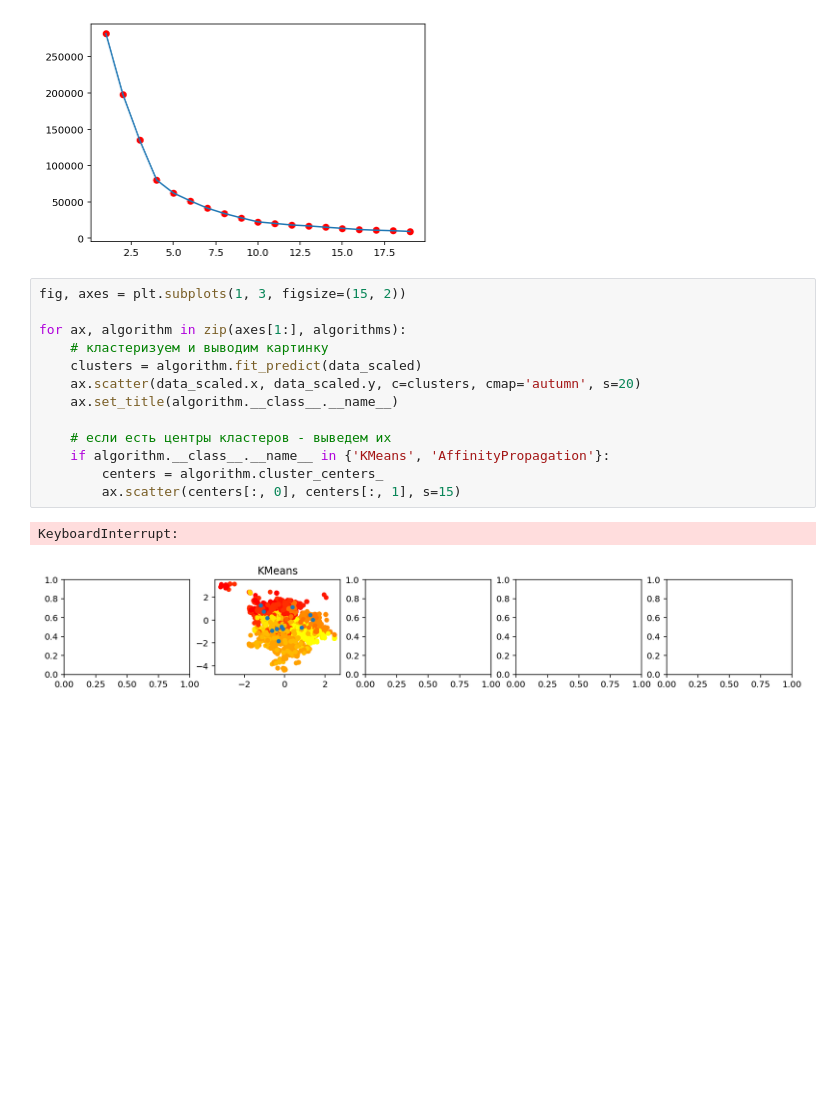
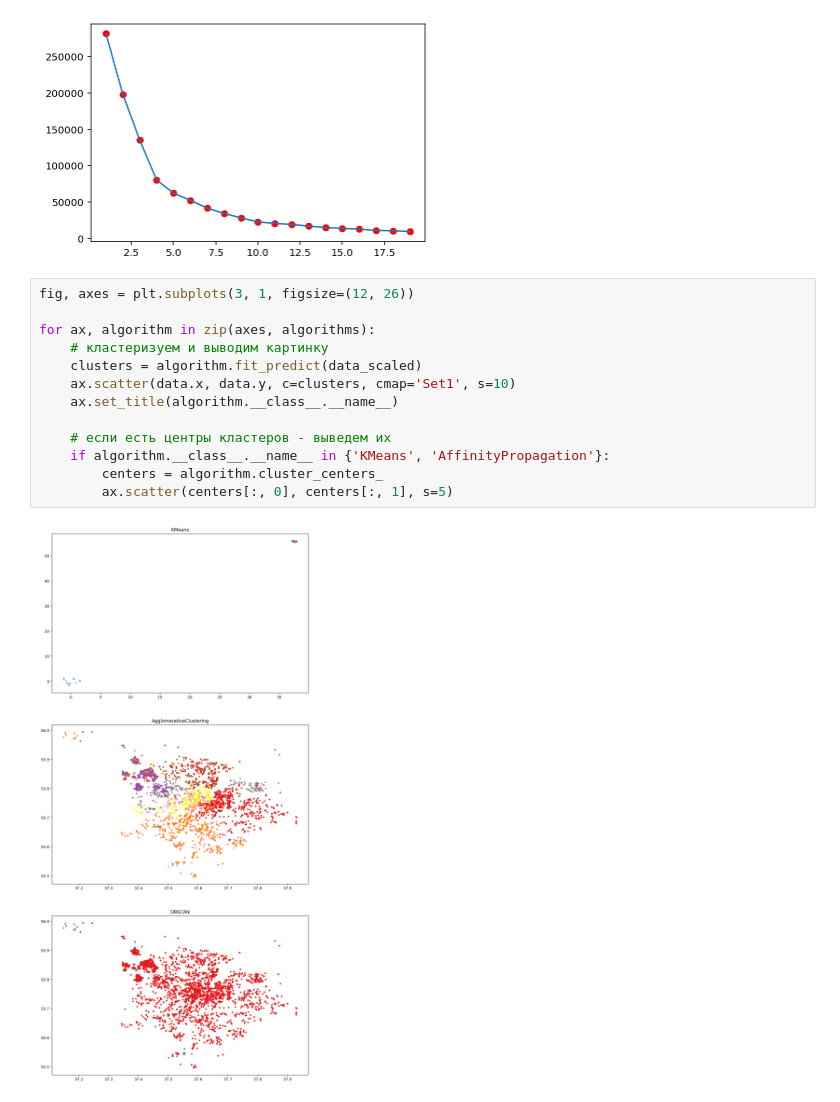
Before and after one commit to gsbelarus/python, a Jupyter notebook: Dz6/Dz6.ipynb, the cells around one changed output. Drawn from its saved outputs; the diff is of its cells as text; blank space fills up the shorter version.

```diff
--- a/Dz6/Dz6.ipynb
+++ b/Dz6/Dz6.ipynb
@@ -54,18 +54,17 @@ plt.plot(ks, k_inertia);
 # %% [output]
 [figure]
 # %%
-fig, axes = plt.subplots(1, 3, figsize=(15, 2))
+fig, axes = plt.subplots(3, 1, figsize=(12, 26))
 
-for ax, algorithm in zip(axes[1:], algorithms):
+for ax, algorithm in zip(axes, algorithms):
     # кластеризуем и выводим картинку
     clusters = algorithm.fit_predict(data_scaled)
-    ax.scatter(data_scaled.x, data_scaled.y, c=clusters, cmap='autumn', s=20)
+    ax.scatter(data.x, data.y, c=clusters, cmap='Set1', s=10)
     ax.set_title(algorithm.__class__.__name__)
 
     # если есть центры кластеров - выведем их
     if algorithm.__class__.__name__ in {'KMeans', 'AffinityPropagation'}:
         centers = algorithm.cluster_centers_
-        ax.scatter(centers[:, 0], centers[:, 1], s=15)
+        ax.scatter(centers[:, 0], centers[:, 1], s=5)
 # %% [output]
-KeyboardInterrupt:
-[figure, old version]
+[figure, new version]
```
Also changed, not shown: parts of 1 cell of this notebook.
